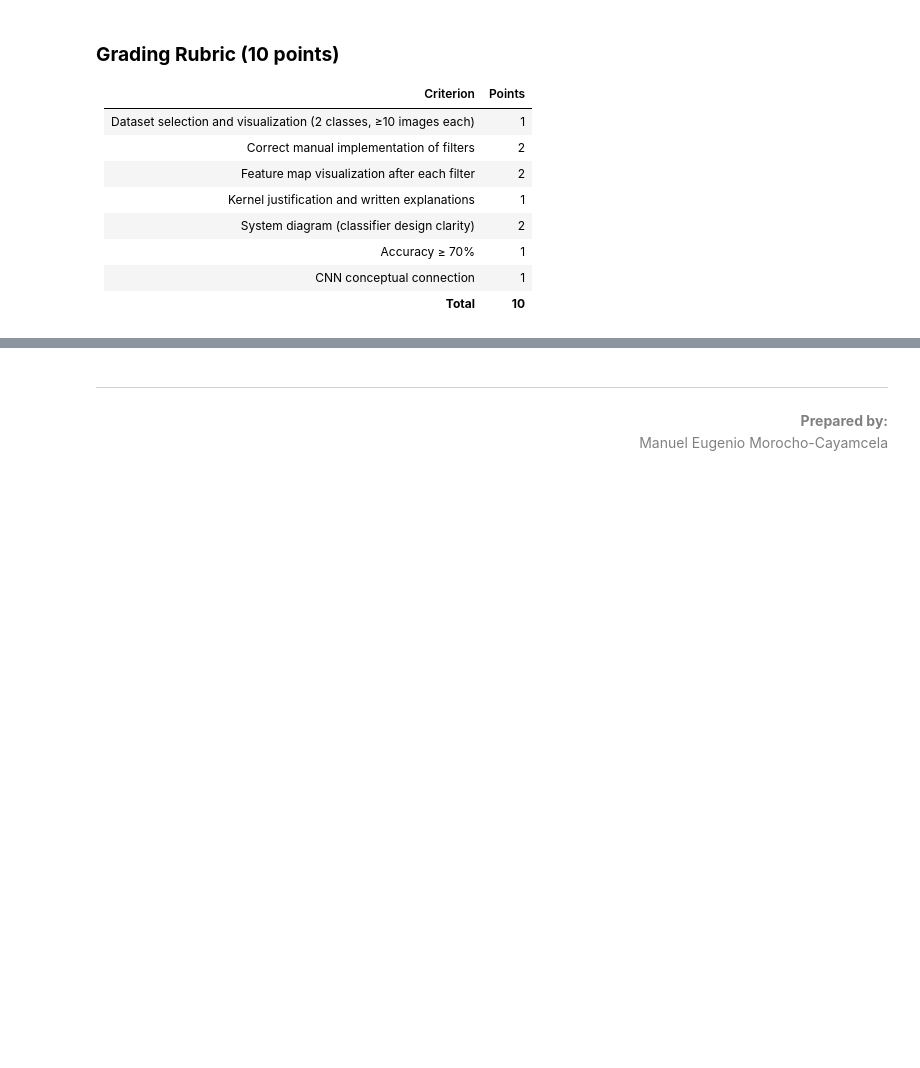
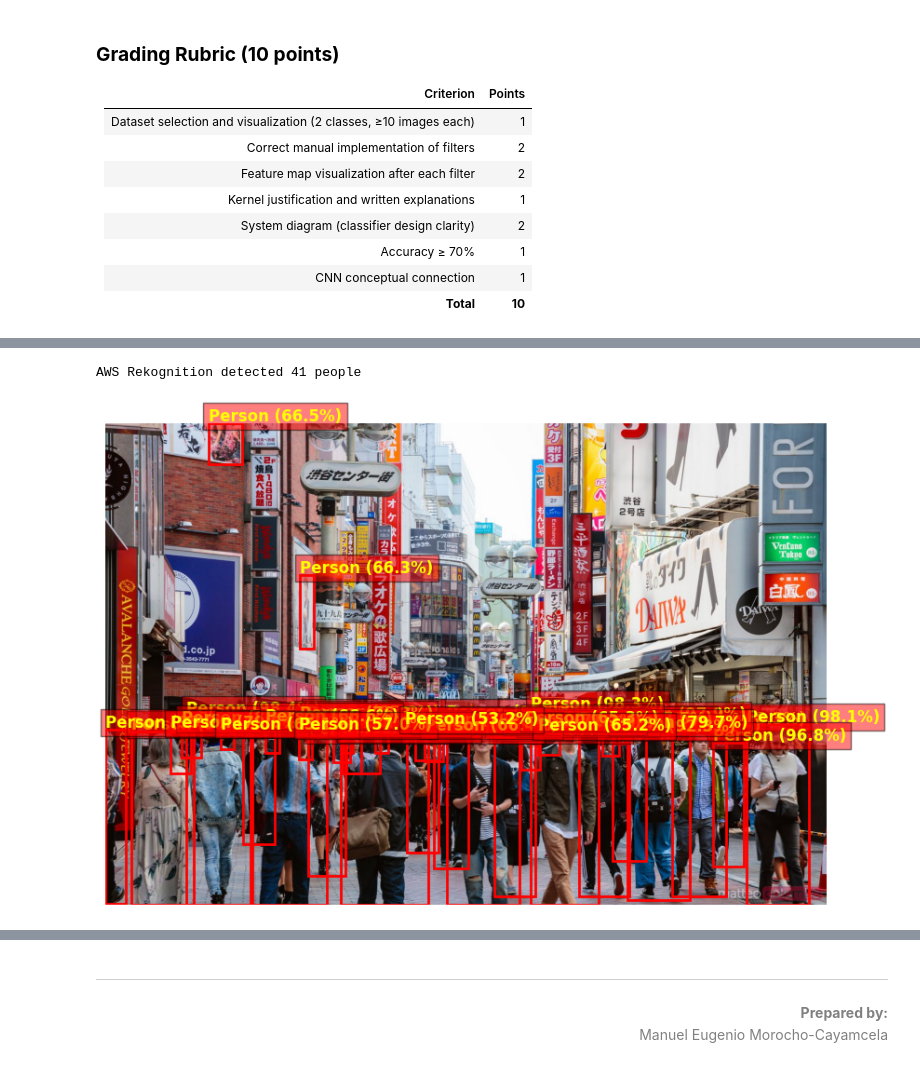
Before and after one commit to eugeniomorocho/ComputerVision, a Jupyter notebook: UC.08 Cloud & Modern Vision AI/Lab 0X: Title.ipynb, the cells around one changed output, grey strips where cells are left out. Cells and saved outputs as stored; diff of their text form; code cells hidden in the pictures; blank space fills up the shorter version.

```diff
--- a/UC.08 Cloud & Modern Vision AI/Lab 0X: Title.ipynb
+++ b/UC.08 Cloud & Modern Vision AI/Lab 0X: Title.ipynb
@@ -123,0 +201,61 @@ Insert your system diagram below (image or drawing). It must clearly show:
+# %%
+# -----------------------------
+# 4. EXTRACT PERSON DETECTIONS
+# -----------------------------
+persons = []
+for label in response["Labels"]:
+    if label["Name"].lower() == "person":
+        for instance in label.get("Instances", []):
+            bbox = instance["BoundingBox"]  # normalized
+            persons.append({
+                "confidence": instance.get("Confidence", label["Confidence"]),
+                "bbox": [
+                    bbox["Left"],
+                    bbox["Top"],
+                    bbox["Width"],
+                    bbox["Height"]
+                ]
+            })
+
+print("AWS Rekognition detected", len(persons), "people")
+
+# -----------------------------
+# 5. DRAW BOUNDING BOXES
+# -----------------------------
+fig, ax = plt.subplots(1, figsize=(10, 10))
+ax.imshow(image)
+
+for p in persons:
+    left, top, width, height = p["bbox"]
+
+    # Convert normalized → absolute pixel coords
+    x1 = left * img_w
+    y1 = top * img_h
+    w = width * img_w
+    h = height * img_h
+
+    # Draw rectangle
+    rect = patches.Rectangle(
+        (x1, y1), w, h,
+        linewidth=2,
+        edgecolor='red',
+        facecolor='none'
+    )
+    ax.add_patch(rect)
+
+    # Draw label text
+    label = f"Person ({p['confidence']:.1f}%)"
+    ax.text(
+        x1, y1 - 5,
+        label,
+        color="yellow",
+        fontsize=12,
+        weight="bold",
+        bbox=dict(facecolor="red", alpha=0.5)
+    )
+
+plt.axis("off")
+plt.show()
+# %% [output]
+AWS Rekognition detected 41 people
+[figure, added]
```
Also changed, not shown: parts of 29 cells of this notebook.
